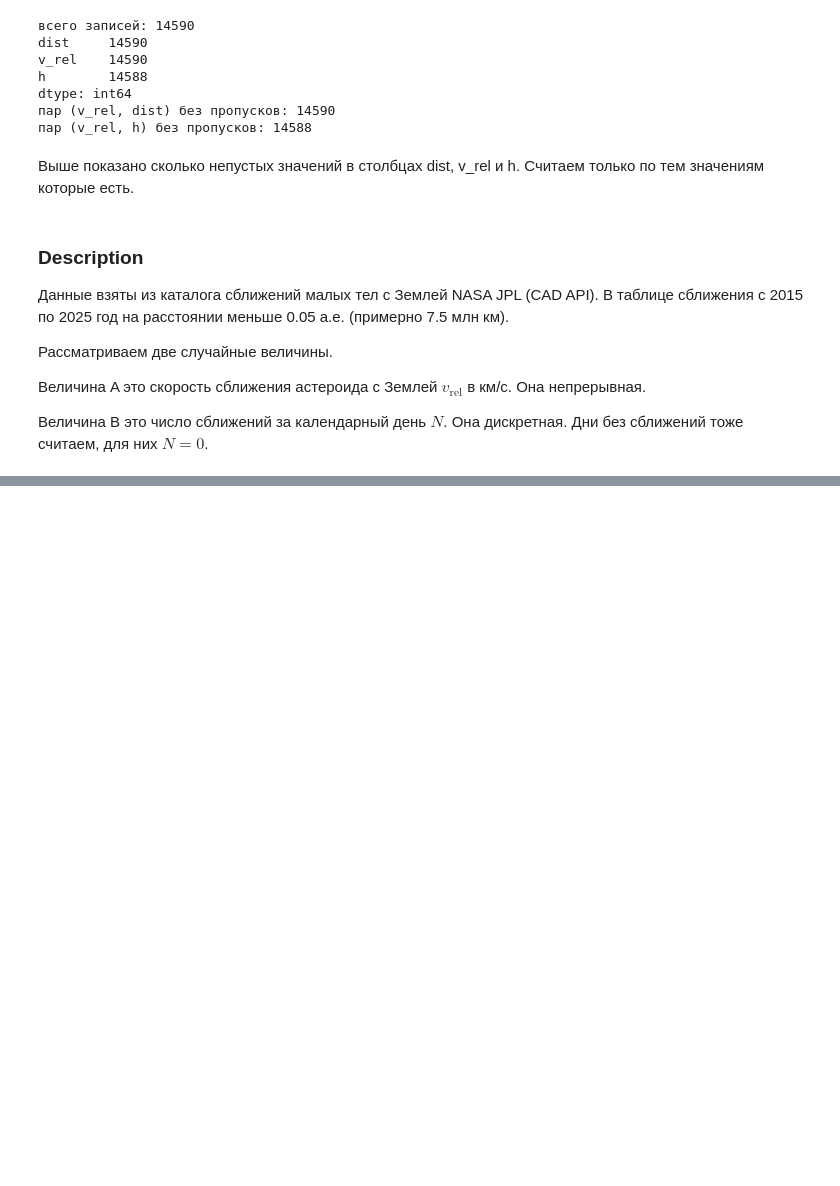
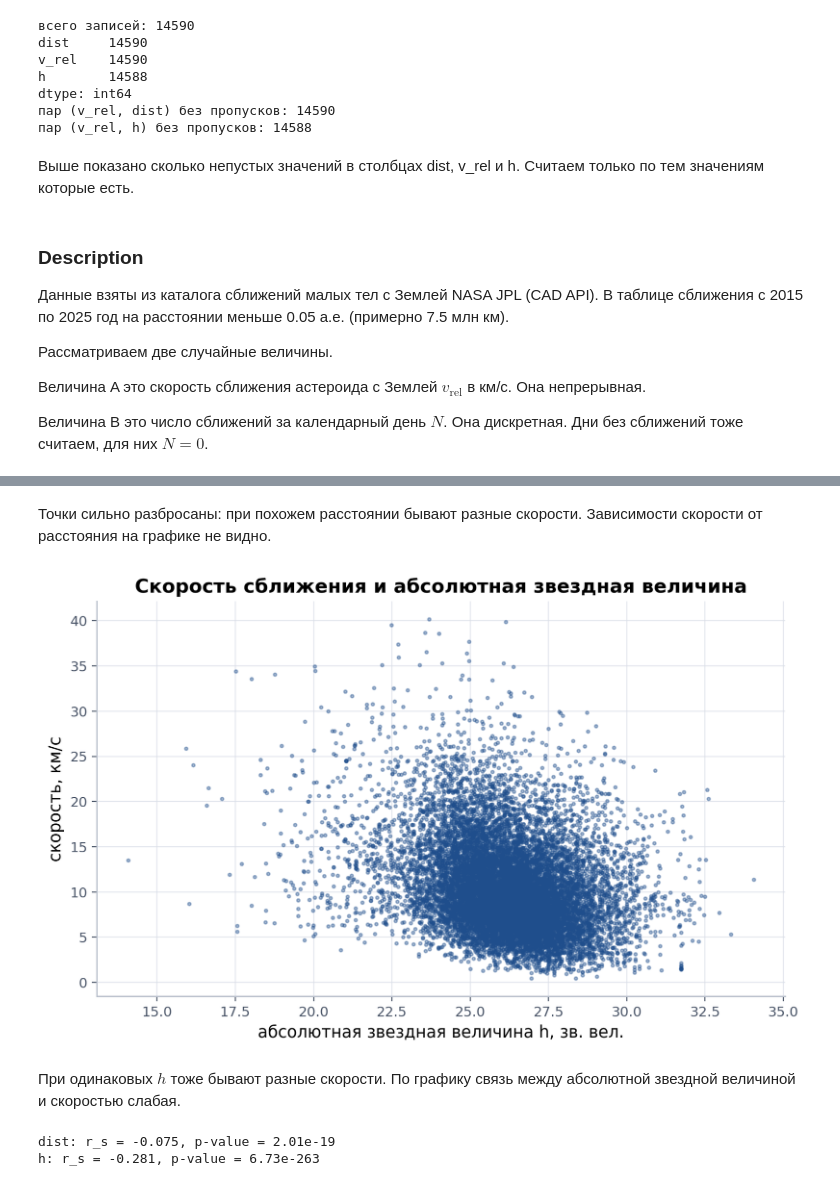
Before and after one commit to kotok9/app-stat-lab01, a Jupyter notebook: lab01_asteroids.ipynb, the cells around one changed output, grey strips where cells are left out. Saved outputs shown, nothing was run; the diff lists cells and outputs as text; code cells hidden in the pictures; blank space fills up the shorter version.

```diff
--- a/lab01_asteroids.ipynb
+++ b/lab01_asteroids.ipynb
@@ -122,0 +135,21 @@ dtype: int64
+# %% [markdown]
+Точки сильно разбросаны: при похожем расстоянии бывают разные скорости. Зависимости скорости от расстояния на графике не видно.
+# %%
+pair = df[["v_rel", "h"]].dropna()
+plt.scatter(pair["h"], pair["v_rel"], s=5, color=C_DATA, alpha=0.4)
+plt.title("Скорость сближения и абсолютная звездная величина")
+plt.xlabel("абсолютная звездная величина h, зв. вел.")
+plt.ylabel("скорость, км/с")
+plt.show()
+# %% [output]
+[figure, added]
+# %% [markdown]
+При одинаковых $h$ тоже бывают разные скорости. По графику связь между абсолютной звездной величиной и скоростью слабая.
+# %%
+for col in ["dist", "h"]:
+    p = df[["v_rel", col]].dropna()
+    r, pv = stats.spearmanr(p["v_rel"], p[col])
+    print(f"{col}: r_s = {r:.3f}, p-value = {pv:.2e}")
+# %% [output]
+dist: r_s = -0.075, p-value = 2.01e-19
+h: r_s = -0.281, p-value = 6.73e-263
```
Also changed, not shown: parts of 3 cells of this notebook.
